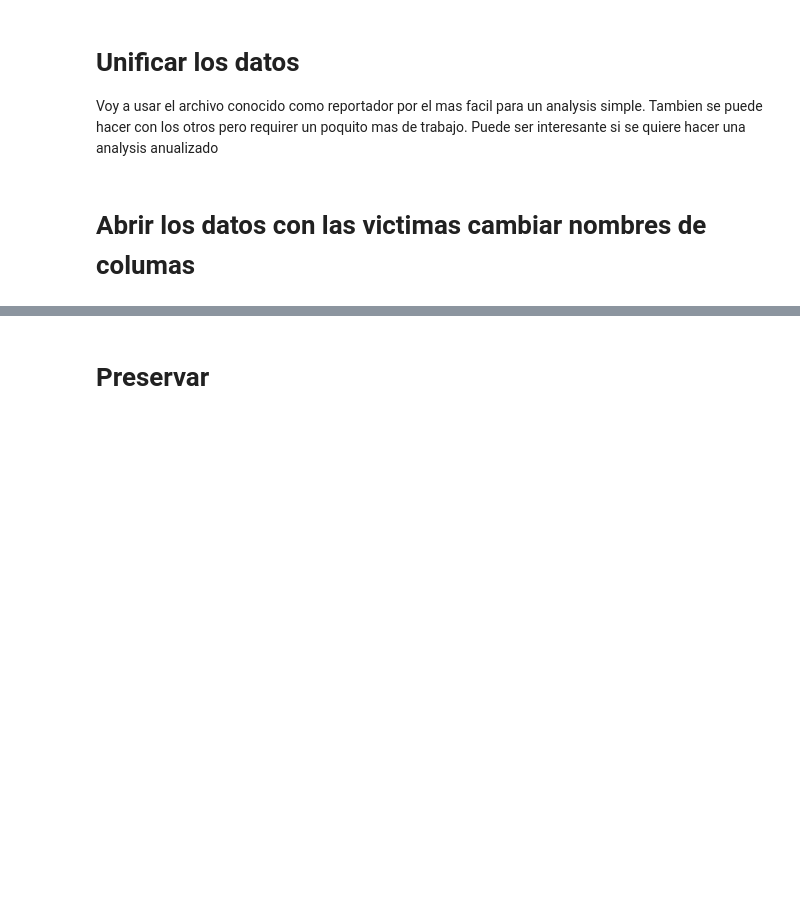
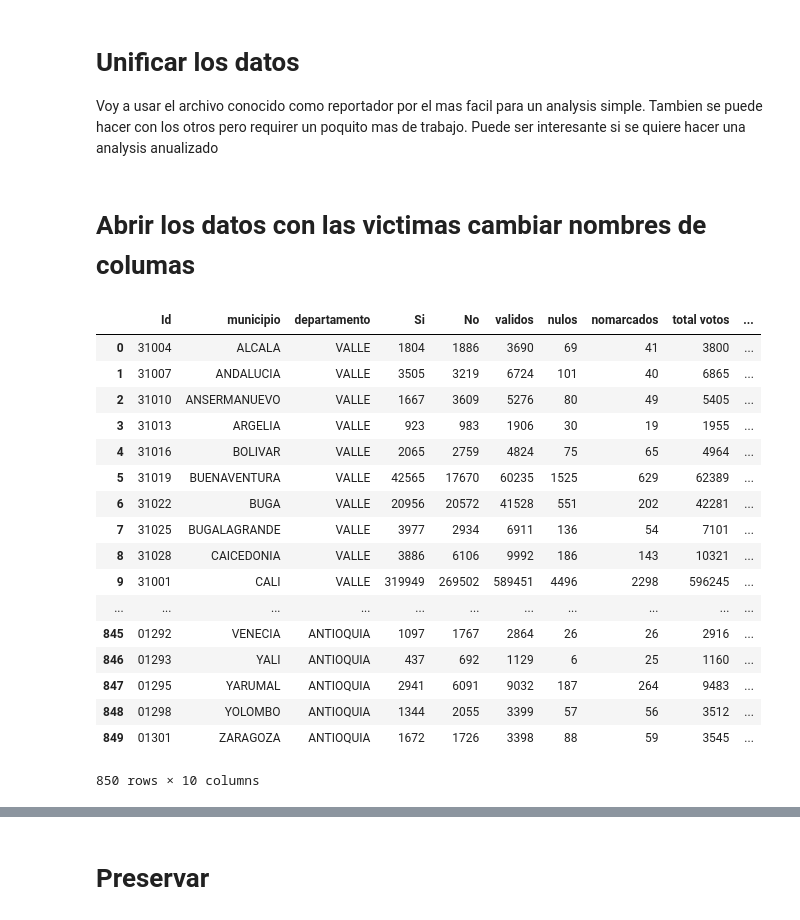
Before and after one commit to jfosorio/plebiscito2016, a Jupyter notebook: Datos_Registro_unico_de_victimas.ipynb, the cells around one changed output, grey strips where cells are left out. Cells and saved outputs as stored; diff of their text form; code cells hidden in the pictures; blank space fills up the shorter version.

```diff
--- a/Datos_Registro_unico_de_victimas.ipynb
+++ b/Datos_Registro_unico_de_victimas.ipynb
@@ -50,6 +50,27 @@ del Votos_municipio['url'], Votos_municipio['html'], Votos_municipio['votos']
 del Votos_municipio['total votos/habilitados']
 # %%
 Votos_municipio_y_victimas = Votos_municipio.merge(Reporteador, on=['municipio', 'departamento'])
+# %%
+Votos_municipio
+# %% [output]
+|  | Id | municipio | departamento | Si | No | validos | nulos | nomarcados | total votos | ... |
+| 0 | 31004 | ALCALA | VALLE | 1804 | 1886 | 3690 | 69 | 41 | 3800 | ... |
+| 1 | 31007 | ANDALUCIA | VALLE | 3505 | 3219 | 6724 | 101 | 40 | 6865 | ... |
+| 2 | 31010 | ANSERMANUEVO | VALLE | 1667 | 3609 | 5276 | 80 | 49 | 5405 | ... |
+| 3 | 31013 | ARGELIA | VALLE | 923 | 983 | 1906 | 30 | 19 | 1955 | ... |
+| 4 | 31016 | BOLIVAR | VALLE | 2065 | 2759 | 4824 | 75 | 65 | 4964 | ... |
+| 5 | 31019 | BUENAVENTURA | VALLE | 42565 | 17670 | 60235 | 1525 | 629 | 62389 | ... |
+| 6 | 31022 | BUGA | VALLE | 20956 | 20572 | 41528 | 551 | 202 | 42281 | ... |
+| 7 | 31025 | BUGALAGRANDE | VALLE | 3977 | 2934 | 6911 | 136 | 54 | 7101 | ... |
+| 8 | 31028 | CAICEDONIA | VALLE | 3886 | 6106 | 9992 | 186 | 143 | 10321 | ... |
+| 9 | 31001 | CALI | VALLE | 319949 | 269502 | 589451 | 4496 | 2298 | 596245 | ... |
+| ... | ... | ... | ... | ... | ... | ... | ... | ... | ... | ... |
+| 845 | 01292 | VENECIA | ANTIOQUIA | 1097 | 1767 | 2864 | 26 | 26 | 2916 | ... |
+| 846 | 01293 | YALI | ANTIOQUIA | 437 | 692 | 1129 | 6 | 25 | 1160 | ... |
+| 847 | 01295 | YARUMAL | ANTIOQUIA | 2941 | 6091 | 9032 | 187 | 264 | 9483 | ... |
+| 848 | 01298 | YOLOMBO | ANTIOQUIA | 1344 | 2055 | 3399 | 57 | 56 | 3512 | ... |
+| 849 | 01301 | ZARAGOZA | ANTIOQUIA | 1672 | 1726 | 3398 | 88 | 59 | 3545 | ... |
+850 rows × 10 columns
 # %%
 # Estas columnas no son utiles ya
 # %%
```
Also changed, not shown: parts of 1 cell of this notebook, 3 other files.
